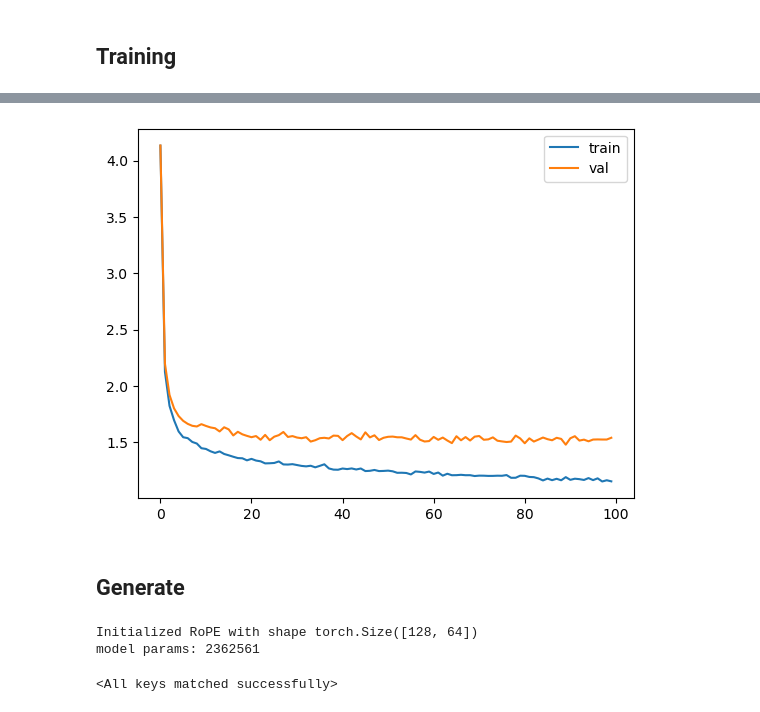
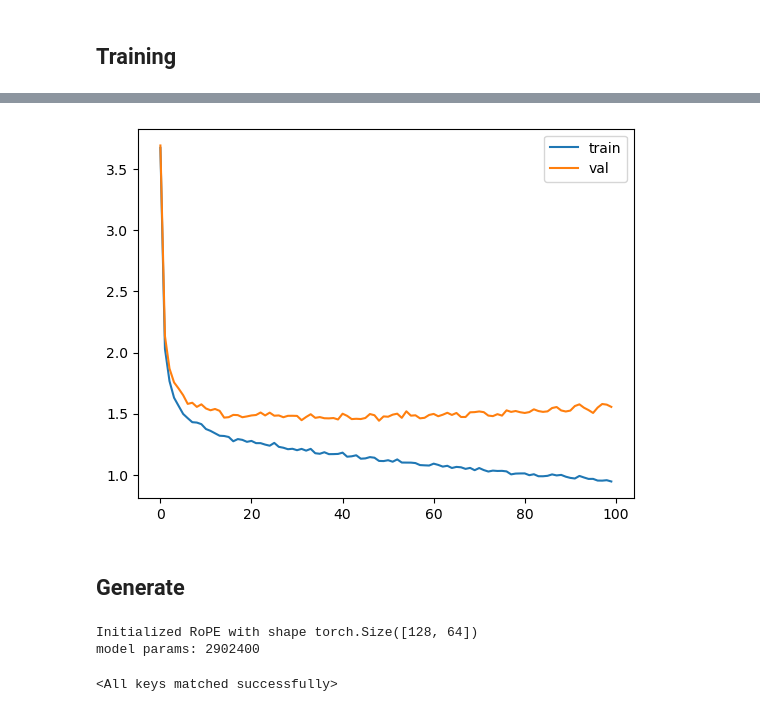
Before and after one commit to geesimon/wheels, a Jupyter notebook: Llama2.ipynb, the cells around one changed output, grey strips where cells are left out. Cells and saved outputs as stored; diff of their text form; code cells hidden in the pictures.

Commit message:
Update model parameters and clean-up

```diff
--- a/Llama2.ipynb
+++ b/Llama2.ipynb
@@ -311,18 +309,15 @@ class Llama2Block(nn.Module):
         self.rms = RMSNorm(config.dim)
 
         self.attention = MultiheadAttention(config)
-        self.feedforward = nn.Sequential(
-            nn.Linear(config.dim, config.dim),
-            SwiGLU(config.dim),
-        )
+        self.attention_norm = RMSNorm(config.dim, eps = config.norm_eps)
+        self.ffn_norm = RMSNorm(config.dim, eps = config.norm_eps)
+        self.ffn_swiglu = FFN_SwiGLU(config.dim, config.dim * 4, config.multiple_of, config.ffn_dim_multiplier)
 
     def forward(self, x, start_pos) -> torch.tensor:
-        x = self.rms(x) # rms pre-normalization
-        x = x + self.attention(x, start_pos)
+        x = x + self.attention(self.attention_norm(x), start_pos)
+        out = x + self.ffn_swiglu(self.ffn_norm(x))
 
-        x = self.rms(x) # rms pre-normalization
-        x = x + self.feedforward(x)
-        return x
+        return out
 
 class Llama2(nn.Module):
     def __init__(self, config: ModelArgs):
@@ -333,22 +328,21 @@ class Llama2(nn.Module):
         self.config = config
         self.embeddings = nn.Embedding(config.vocab_size, config.dim)
         self.llama_blocks = nn.Sequential(
-            OrderedDict([(f"LlamaBlock_{i}", LlamaBlock(config)) for i in range(config.n_layers)])
+            OrderedDict([(f"LlamaBlock_{i}", Llama2Block(config)) for i in range(config.n_layers)])
         )
-
-        self.ffn = nn.Sequential(
-            nn.Linear(config.dim, config.dim),
-            SwiGLU(config.dim),
-            nn.Linear(config.dim, config.vocab_size),
-        )
+        self.norm = RMSNorm(config.dim)
+        self.output = nn.Linear(config.dim, config.vocab_size, bias=False)
 
         print("model params:", sum([m.numel() for m in self.parameters()]))
 
     def forward(self, idx, start_pos = 0, targets = None):
-        x = self.embeddings(idx)
+        h = self.embeddings(idx)
+
         for block in self.llama_blocks:
-            x = block(x, start_pos)
-        logits = self.ffn(x)
+            h = block(h, start_pos)
+
+        h = self.norm(h)
+        logits = self.output(h)
 
         if targets is None:
             return logits
@@ -358,8 +352,10 @@ class Llama2(nn.Module):
 # %% [markdown]
 ## Training
 # %%
+import pandas as pd
+
 @torch.no_grad()  # don't compute gradients for this function
-def evaluate_loss(model:Llama):
+def evaluate_loss(model:Llama2):
     config = model.config
     out = {}
     is_training = model.training
@@ -378,7 +374,7 @@ def evaluate_loss(model:Llama):
 
     return out
 
-def train(model: Llama, optimizer:torch.optim.Optimizer, scheduler = None, print_logs = False, log_interval = 100):
+def train(model: Llama2, optimizer:torch.optim.Optimizer, scheduler = None, print_logs = False, log_interval = 100):
     losses = []
     start_time = time.time()
     config = model.config
@@ -411,13 +407,13 @@ def train(model: Llama, optimizer:torch.optim.Optimizer, scheduler = None, print
 
 from datetime import datetime
 
-llama = Llama(model_config)
+llama = Llama2(model_config)
 optimizer = torch.optim.Adam(llama.parameters())
 train(llama, optimizer, print_logs=True)
 
 # Save
 now = datetime.now()
-model_name = f'./checkpoint/llama_L{model_config.n_layers}xH{model_config.n_heads}xC{model_config.max_seq_len}_{now.year}_{now.month}_{now.day}_{now.hour}_{now.minute}.pth'
+model_name = f'./checkpoint/llama2_L{model_config.n_layers}xH{model_config.n_heads}xC{model_config.max_seq_len}_{now.year}_{now.month}_{now.day}_{now.hour}_{now.minute}.pth'
 torch.save({'model_state_dict': llama.state_dict()}, model_name)
 # %% [output]
 Initialized RoPE with shape torch.Size([128, 64])
@@ -440,4 +436,4 @@ Wall time: 1h 23min 24s
-[figure, old version]
+[figure, new version]
 # %% [markdown]
 ## Generate
 # %%
@@ -475,11 +471,11 @@ files = glob.glob('./checkpoint/*.pth')
 files.sort(key=os.path.getmtime)
 model_name = files[-1]
 
-llama_infer = Llama(model_config)
+llama_infer = Llama2(model_config)
 llama_infer.load_state_dict(torch.load(model_name)['model_state_dict'])
 # %% [output]
 Initialized RoPE with shape torch.Size([128, 64])
-model params: 2362561
+model params: 2902400
 <All keys matched successfully>
 # %%
 %%time
```
Also changed, not shown: parts of 5 cells of this notebook, 2 other files.
